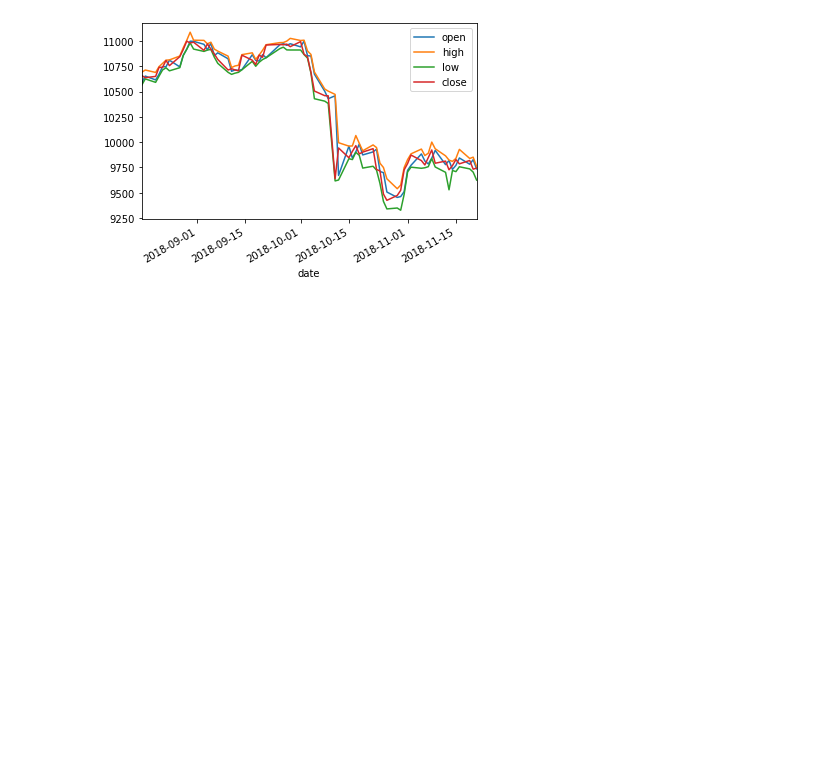
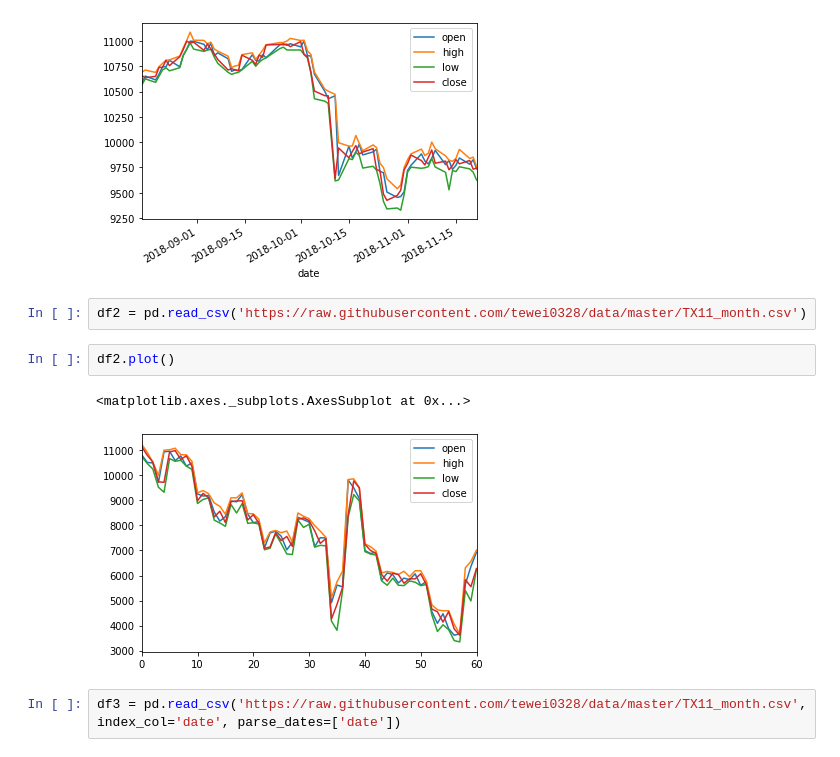
Before and after one commit to tewei0328/AI, a Jupyter notebook: stockprice.ipynb, the cells around one changed output. Saved outputs shown, nothing was run; the diff lists cells and outputs as text; blank space fills up the shorter version.

```diff
--- a/stockprice.ipynb
+++ b/stockprice.ipynb
@@ -52,3 +52,12 @@ df1['2018'].plot()
 # %% [output]
 <matplotlib.axes._subplots.AxesSubplot at 0x...>
 [figure]
+# %%
+df2 = pd.read_csv('https://raw.githubusercontent.com/tewei0328/data/master/TX11_month.csv')
+# %%
+df2.plot()
+# %% [output]
+<matplotlib.axes._subplots.AxesSubplot at 0x...>
+[figure, added]
+# %%
+df3 = pd.read_csv('https://raw.githubusercontent.com/tewei0328/data/master/TX11_month.csv', index_col='date', parse_dates=['date'])
```
Also changed, not shown: parts of 2 cells of this notebook.
